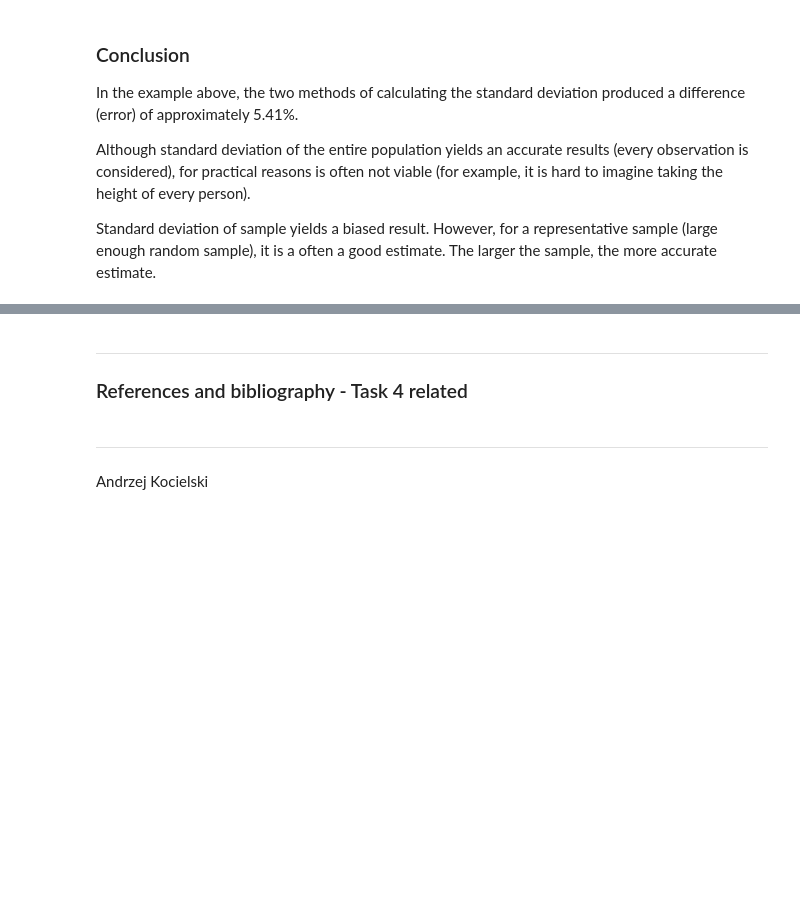
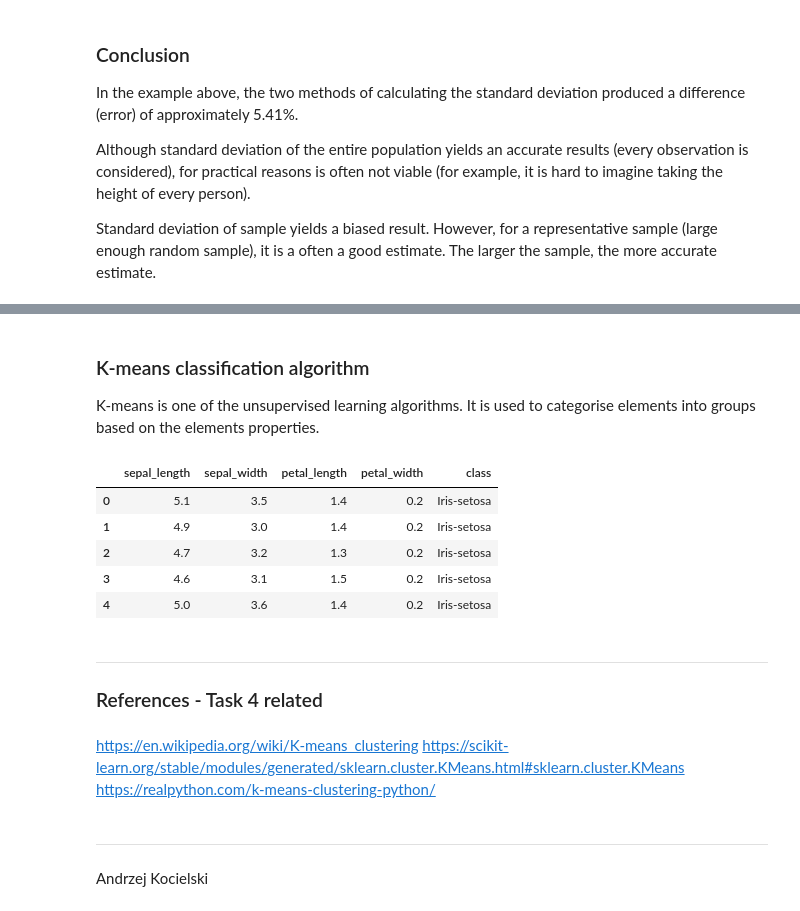
Before and after one commit to andkoc001/Machine-Learning-and-Statistics, a Jupyter notebook: MLaS-Tasks.ipynb, the cells around one changed output, grey strips where cells are left out. Drawn from its saved outputs; the diff is of its cells as text; code cells hidden in the pictures; blank space fills up the shorter version.

Commit message:
Task 4 descriptive notes on the problem added

```diff
--- a/MLaS-Tasks.ipynb
+++ b/MLaS-Tasks.ipynb
@@ -564,0 +590,4 @@ __Apply k-means clustering algorithm to Fisher's Iris data set using `scikit-lea
+# %% [markdown]
+### K-means classification algorithm
+
+K-means is one of the unsupervised learning algorithms. It is used to categorise elements into groups based on the elements properties.
@@ -564,0 +596,15 @@ __Apply k-means clustering algorithm to Fisher's Iris data set using `scikit-lea
+# %%
+# get the data set
+url = "https://archive.ics.uci.edu/ml/machine-learning-databases/iris/iris.data"
+
+# assign data set to dataframe 'df'
+df = pd.read_csv(url, sep=',', names = ["sepal_length", "sepal_width", "petal_length", "petal_width", "class"])
+# %%
+df.head()
+# %% [output]
+|  | sepal_length | sepal_width | petal_length | petal_width | class |
+| 0 | 5.1 | 3.5 | 1.4 | 0.2 | Iris-setosa |
+| 1 | 4.9 | 3.0 | 1.4 | 0.2 | Iris-setosa |
+| 2 | 4.7 | 3.2 | 1.3 | 0.2 | Iris-setosa |
+| 3 | 4.6 | 3.1 | 1.5 | 0.2 | Iris-setosa |
+| 4 | 5.0 | 3.6 | 1.4 | 0.2 | Iris-setosa |
@@ -565,6 +617,10 @@ __Apply k-means clustering algorithm to Fisher's Iris data set using `scikit-lea
 # %% [markdown]
 ___
-### References and bibliography - Task 4 related
+### References - Task 4 related
+# %% [markdown]
+https://en.wikipedia.org/wiki/K-means_clustering
+https://scikit-learn.org/stable/modules/generated/sklearn.cluster.KMeans.html#sklearn.cluster.KMeans
+https://realpython.com/k-means-clustering-python/
 # %% [markdown]
 ___
 Andrzej Kocielski
```
Also changed, not shown: parts of 10 cells of this notebook, 1 other file.
